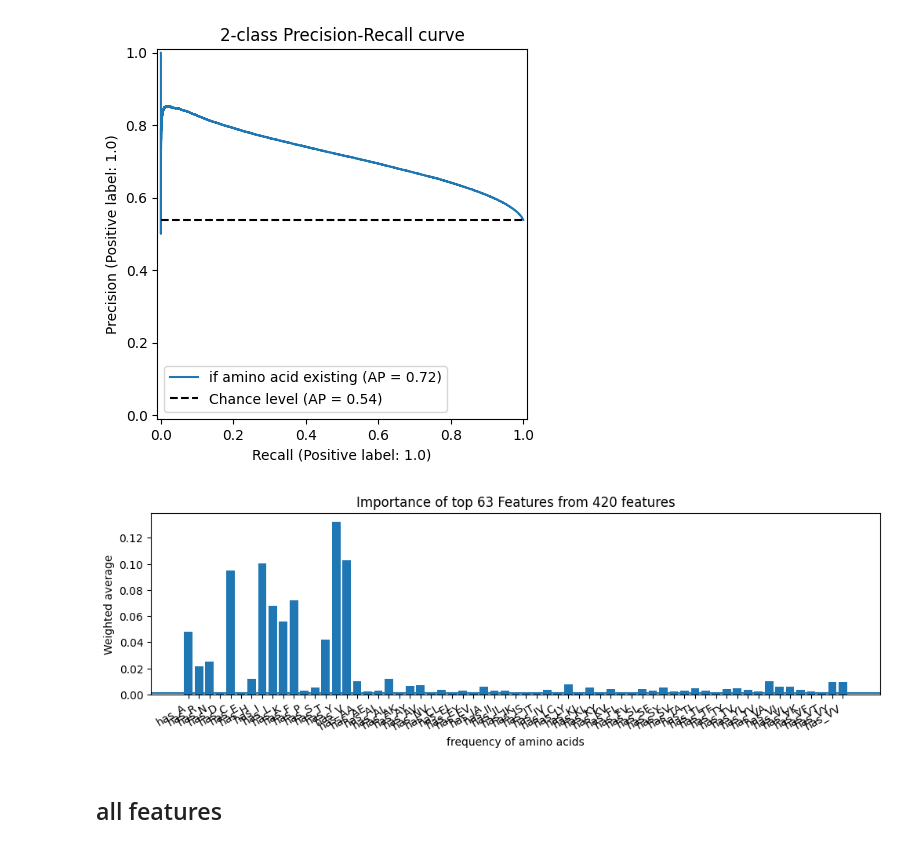
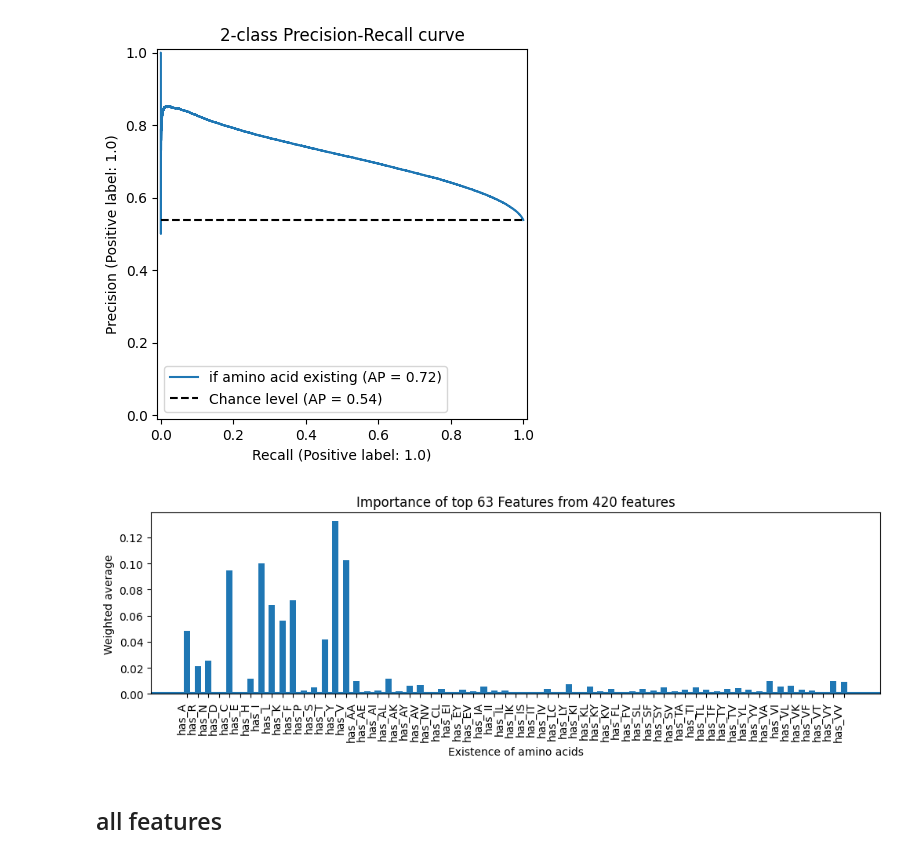
Before and after one commit to Tiezhengyuan/ml_epitope, a Jupyter notebook: src/select_features.ipynb, the cells around one changed output. Saved outputs shown, nothing was run; the diff lists cells and outputs as text; code cells hidden in the pictures.

```diff
--- a/src/select_features.ipynb
+++ b/src/select_features.ipynb
@@ -149,20 +149,20 @@ _ = display.ax_.set_title("2-class Precision-Recall curve")
 # %%
 # feature importance
 imp = pd.Series(model3.feature_importances_, index = list(df3)[2:])
 threshold = 0.001
 top_exist = imp[imp > threshold]
 
 plt.figure(figsize=(12,3))
-plt.bar(top_exist.index, top_exist)
+plt.bar(top_exist.index, top_exist, align='center', width=.6)
 plt.title(f'Importance of top {len(top_exist)} Features from {len(imp)} features')
-plt.xlabel('frequency of amino acids')
+plt.xlabel('Existence of amino acids')
 plt.ylabel('Weighted average')
 # ha: horizontal alignment
-plt.xticks(rotation=30, ha='right')
+plt.xticks(rotation=90, ha='right')
 plt.axhline(y=threshold)
 plt.show()
 # %% [output]
-[figure, old version]
+[figure, new version]
 # %%
 top_exist.index
 # %% [markdown]
```
Also changed, not shown: parts of 1 cell of this notebook, 3 other files.
